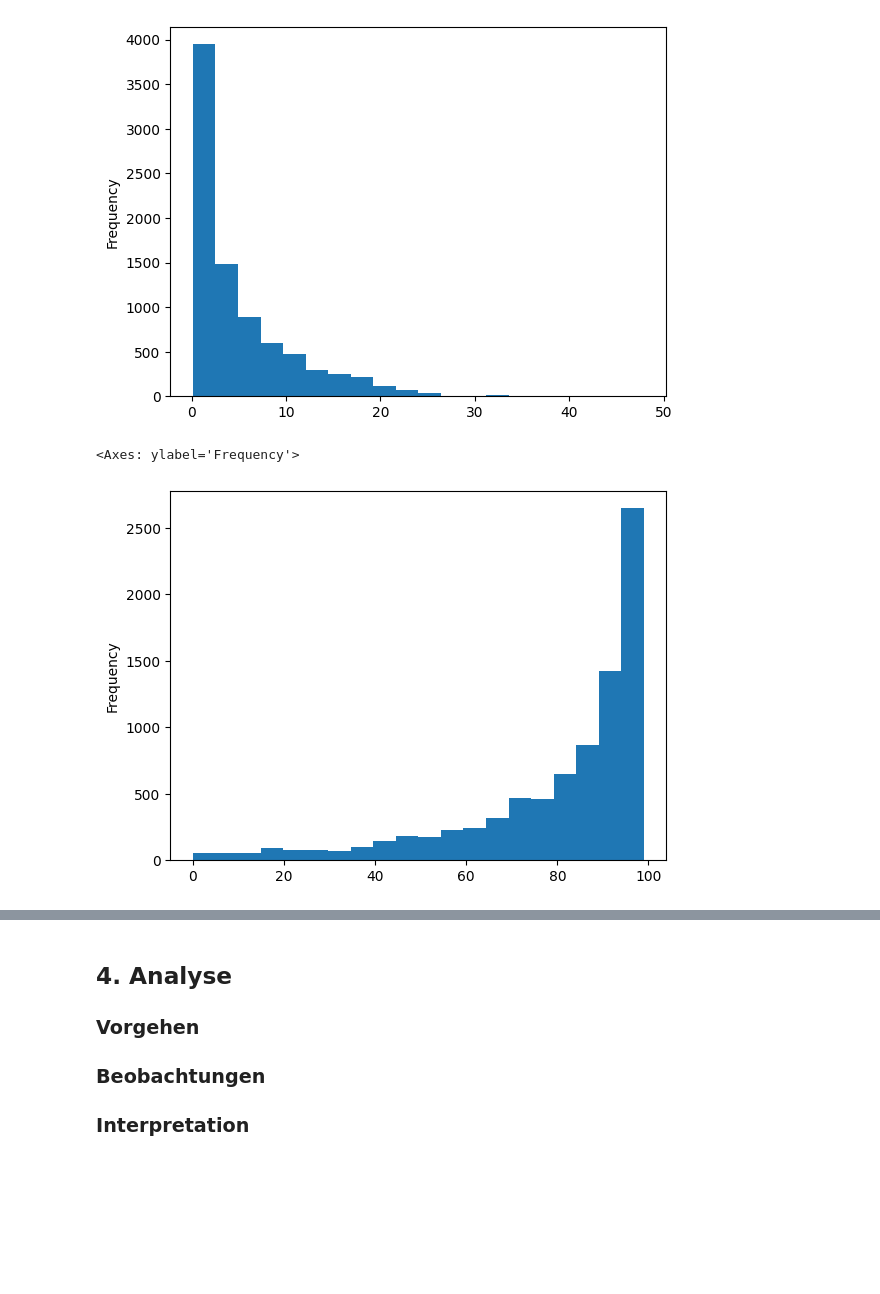
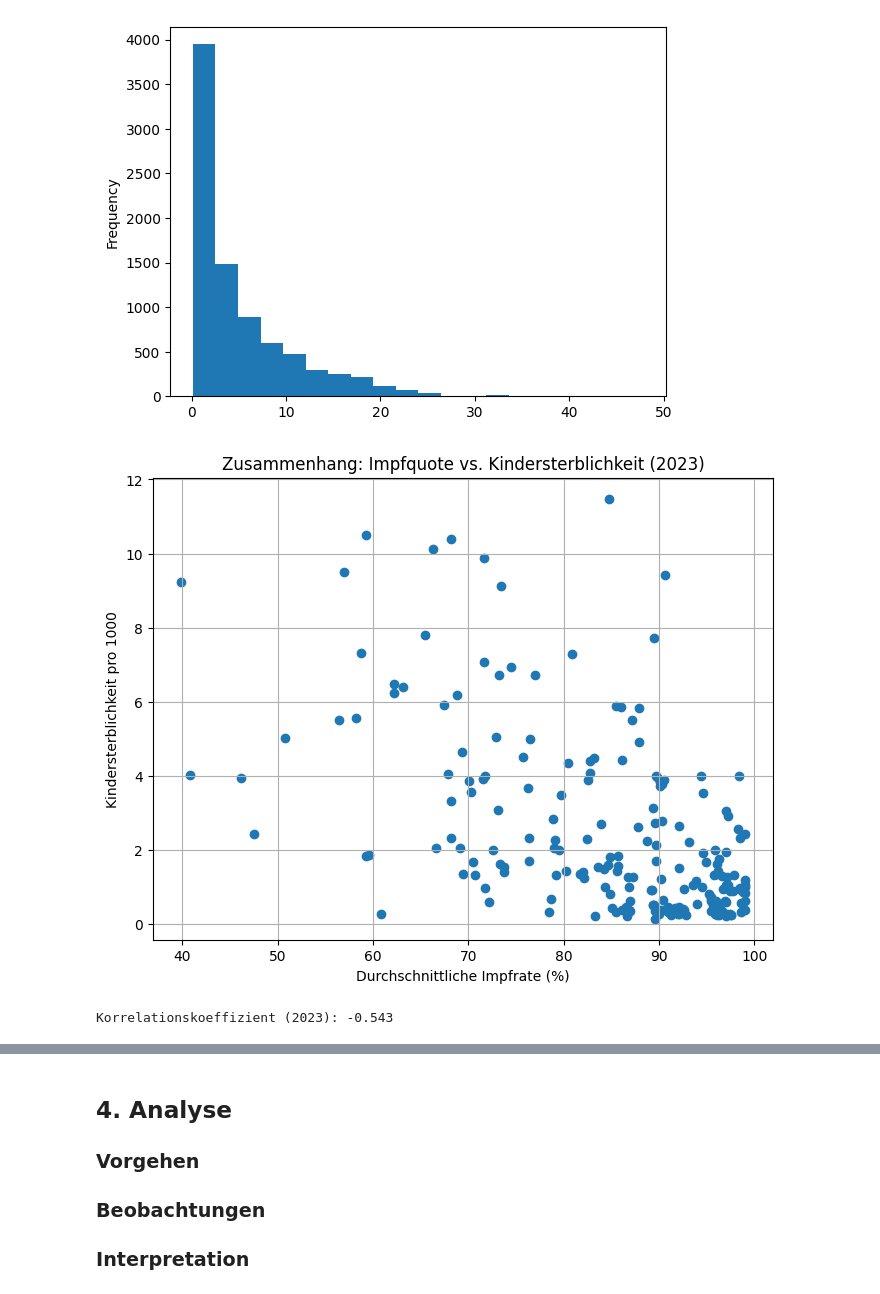
Before and after one commit to gandlea/LN-2-HS2025, a Jupyter notebook: Leistungsnachweis.ipynb, the cells around one changed output, grey strips where cells are left out. Drawn from its saved outputs; the diff is of its cells as text; code cells hidden in the pictures; blank space fills up the shorter version.

Commit message:
Korrelation

```diff
--- a/Leistungsnachweis.ipynb
+++ b/Leistungsnachweis.ipynb
@@ -449,8 +492,21 @@ rename_df['Child Mortality Rate'].plot(kind='hist', bins=20)
 # %% [output]
 <Axes: ylabel='Frequency'>
 [figure]
-# %%
-rename_df['Polio Vaccine Coverage'].plot(kind='hist', bins=20)
-# %% [output]
-<Axes: ylabel='Frequency'>
-[figure, removed]
+# %%
+# Beispiel: Scatterplot für ein bestimmtes Jahr
+df_corr = rename_df[rename_df["Year"] == 2023]
+plt.figure(figsize=(8,6))
+plt.scatter(df_corr["Impfungen Durchschnitt"], df_corr["Child Mortality Rate"])
+plt.xlabel("Durchschnittliche Impfrate (%)")
+plt.ylabel("Kindersterblichkeit pro 1000")
+plt.title("Zusammenhang: Impfquote vs. Kindersterblichkeit (2023)")
+plt.grid(True)
+plt.show()
+# %% [output]
+[figure, added]
+# %%
+# Pearson-Korrelation zwischen Impfquote und Kindersterblichkeit
+korrelation = df_corr["Impfungen Durchschnitt"].corr(df_corr["Child Mortality Rate"])
+print(f"Korrelationskoeffizient (2023): {korrelation:.3f}")
+# %% [output]
+Korrelationskoeffizient (2023): -0.543
```
Also changed, not shown: parts of 8 cells of this notebook.
